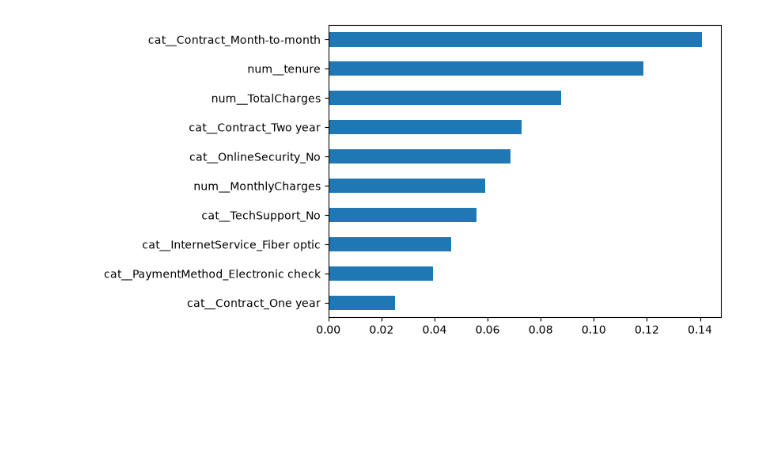
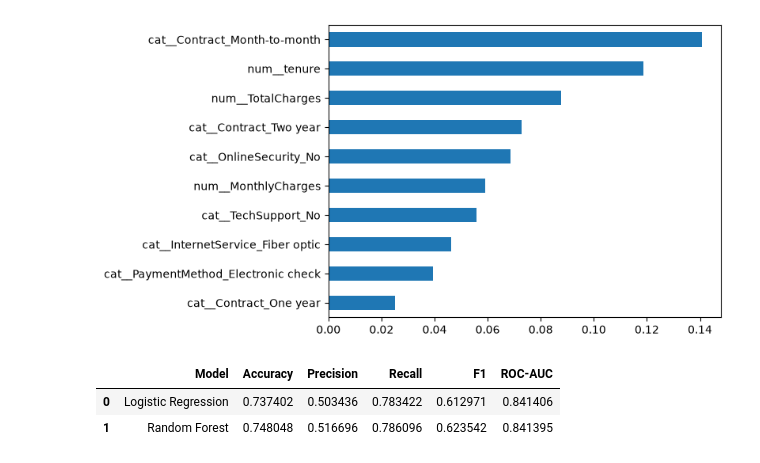
Before and after one commit to andriylazor7/customer-churn-prediction-system, a Jupyter notebook: notebook.ipynb, the cells around one changed output. Drawn from its saved outputs; the diff is of its cells as text; code cells hidden in the pictures; blank space fills up the shorter version.

Commit message:
Comparison of the models

```diff
--- a/notebook.ipynb
+++ b/notebook.ipynb
@@ -214,3 +216,38 @@ plt.gca().invert_yaxis()
 plt.show()
 # %% [output]
 [figure]
+# %%
+# Comparison of the two models
+
+from sklearn.metrics import accuracy_score, precision_score, recall_score, f1_score
+import pandas as pd
+
+comparison = pd.DataFrame({
+    'Model': ['Logistic Regression', 'Random Forest'],
+    'Accuracy': [
+        accuracy_score(Y_test, LR_prediction),
+        accuracy_score(Y_test, rf_pred)
+    ],
+    'Precision': [
+        precision_score(Y_test, LR_prediction),
+        precision_score(Y_test, rf_pred)
+    ],
+    'Recall': [
+        recall_score(Y_test, LR_prediction),
+        recall_score(Y_test, rf_pred)
+    ],
+    'F1': [
+        f1_score(Y_test, LR_prediction),
+        f1_score(Y_test, rf_pred)
+    ],
+    'ROC-AUC': [
+        roc_auc_score(Y_test, LR_prediction_proba),
+        roc_auc_score(Y_test, rf_proba)
+    ]
+})
+
+comparison
+# %% [output]
+|  | Model | Accuracy | Precision | Recall | F1 | ROC-AUC |
+| 0 | Logistic Regression | 0.737402 | 0.503436 | 0.783422 | 0.612971 | 0.841406 |
+| 1 | Random Forest | 0.748048 | 0.516696 | 0.786096 | 0.623542 | 0.841395 |
```
Also changed, not shown: parts of 1 cell of this notebook.
